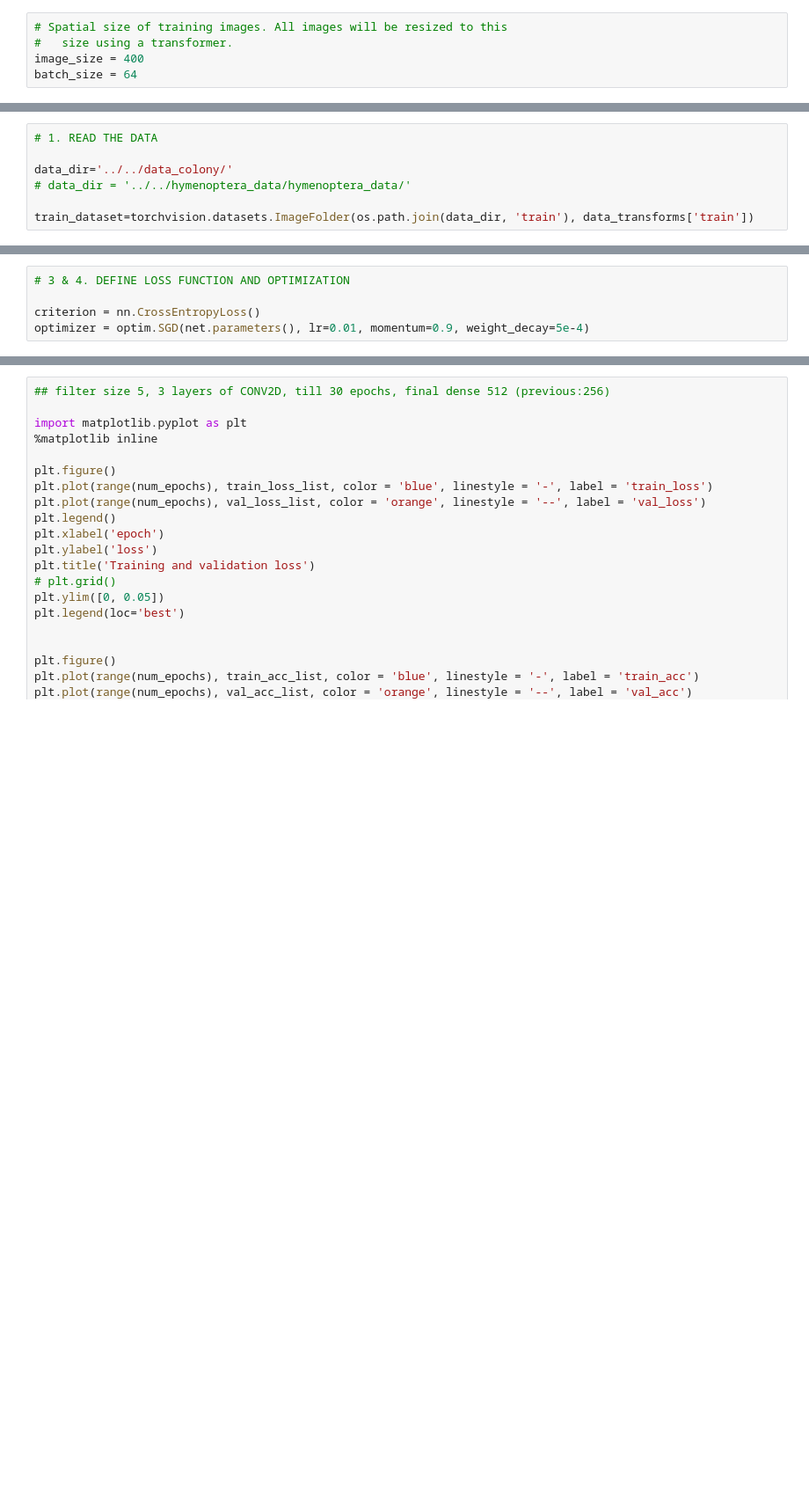
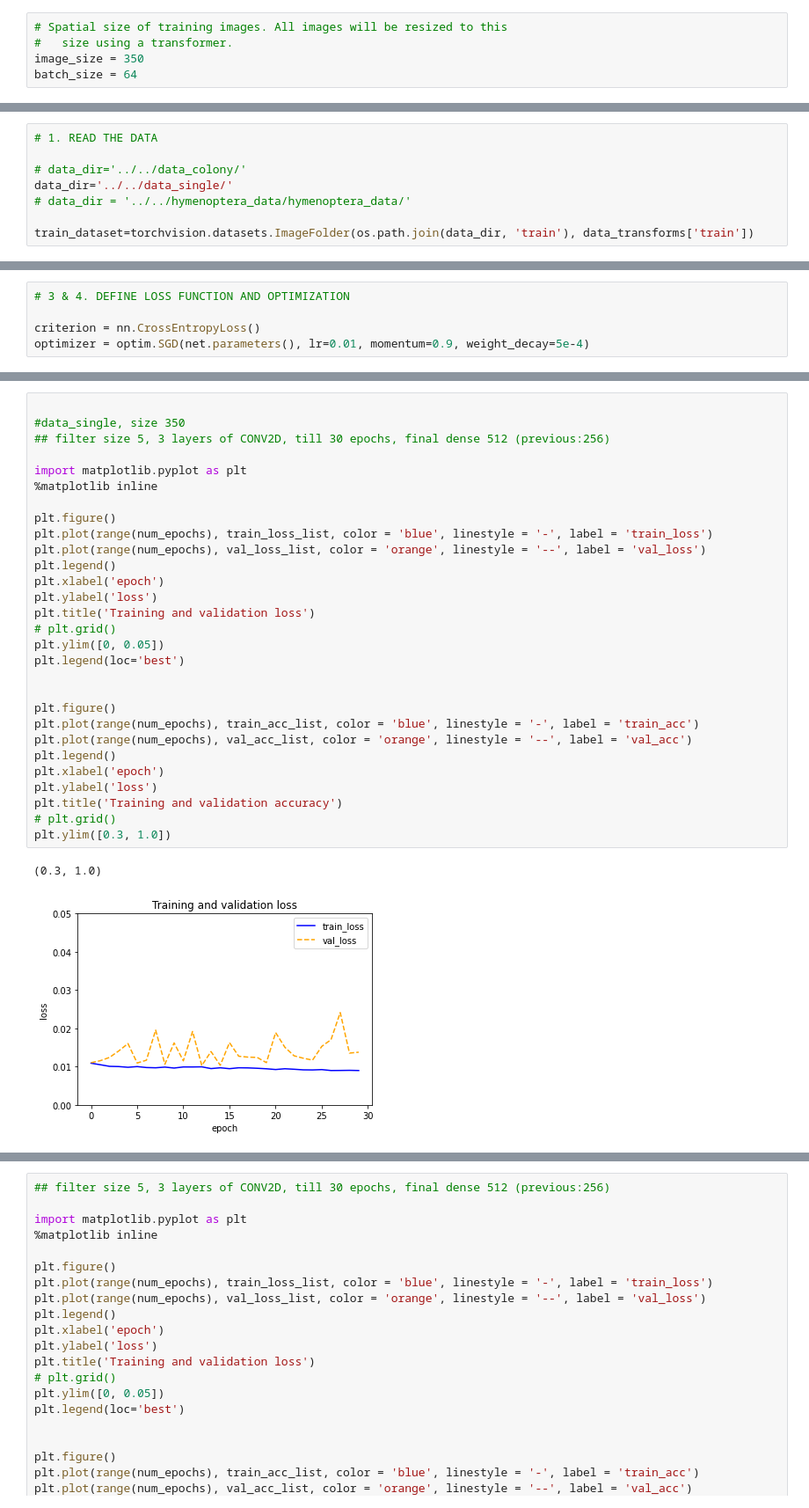
Before and after one commit to caocao0525/Cell001, a Jupyter notebook: 00_My_CNN_model_single_cell/my_cnn_model_revisited_pytorch_tuning_single_cell.ipynb, the cells around one changed output, grey strips where cells are left out. Shown at 88% size. Cells and saved outputs as stored; diff of their text form; blank space fills up the shorter version.

```diff
--- a/00_My_CNN_model_single_cell/my_cnn_model_revisited_pytorch_tuning_single_cell.ipynb
+++ b/00_My_CNN_model_single_cell/my_cnn_model_revisited_pytorch_tuning_single_cell.ipynb
@@ -12,7 +12,7 @@ from matplotlib import pyplot as plt
 # %%
 # Spatial size of training images. All images will be resized to this
 #   size using a transformer.
-image_size = 400
+image_size = 350
 batch_size = 64
 # %%
 # data_transforms = {
@@ -45,7 +45,8 @@ data_transforms = {
 # %%
 # 1. READ THE DATA
 
-data_dir='../../data_colony/'
+# data_dir='../../data_colony/'
+data_dir='../../data_single/'
 # data_dir = '../../hymenoptera_data/hymenoptera_data/'
 
 train_dataset=torchvision.datasets.ImageFolder(os.path.join(data_dir, 'train'), data_transforms['train'])
@@ -251,0 +253,32 @@ Epoch [30/30], Loss: 0.0010, val_loss: 0.0105, val_acc: 0.7721
+# %%
+
+#data_single, size 350
+## filter size 5, 3 layers of CONV2D, till 30 epochs, final dense 512 (previous:256)
+
+import matplotlib.pyplot as plt
+%matplotlib inline
+
+plt.figure()
+plt.plot(range(num_epochs), train_loss_list, color = 'blue', linestyle = '-', label = 'train_loss')
+plt.plot(range(num_epochs), val_loss_list, color = 'orange', linestyle = '--', label = 'val_loss')
+plt.legend()
+plt.xlabel('epoch')
+plt.ylabel('loss')
+plt.title('Training and validation loss')
+# plt.grid()
+plt.ylim([0, 0.05])
+plt.legend(loc='best')
+
+
+plt.figure()
+plt.plot(range(num_epochs), train_acc_list, color = 'blue', linestyle = '-', label = 'train_acc')
+plt.plot(range(num_epochs), val_acc_list, color = 'orange', linestyle = '--', label = 'val_acc')
+plt.legend()
+plt.xlabel('epoch')
+plt.ylabel('loss')
+plt.title('Training and validation accuracy')
+# plt.grid()
+plt.ylim([0.3, 1.0])
+# %% [output]
+(0.3, 1.0)
+[figure, added]
```
Also changed, not shown: parts of 5 cells of this notebook, 7 other files.
